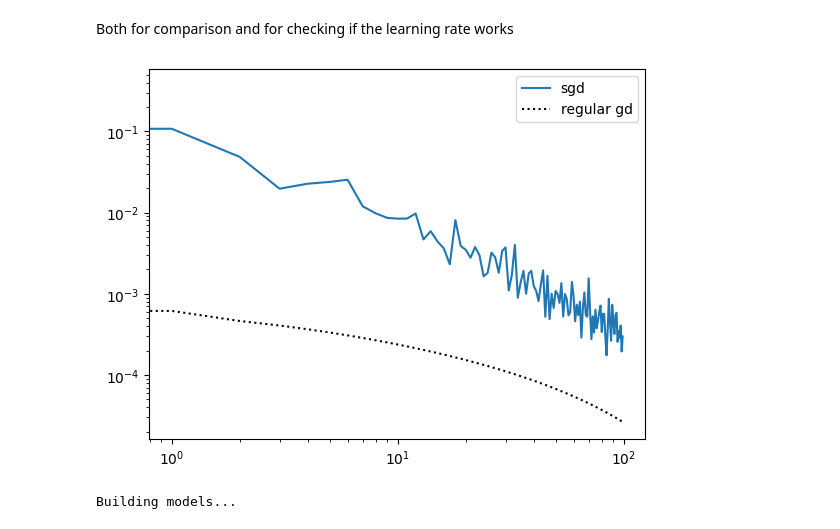
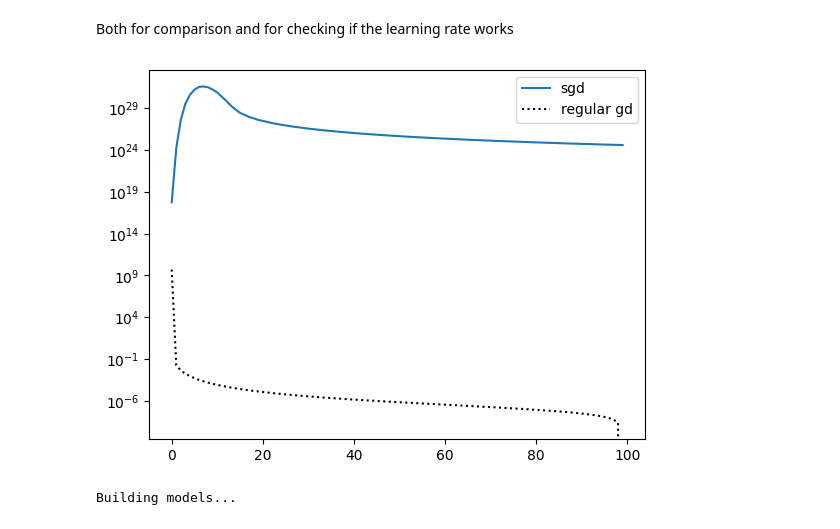
Before and after one commit to yy214/cluster-for-opt, a Jupyter notebook: clustering_for_opt.ipynb, the cells around one changed output. Cells and saved outputs as stored; diff of their text form; code cells hidden in the pictures.

```diff
--- a/clustering_for_opt.ipynb
+++ b/clustering_for_opt.ipynb
@@ -13,8 +13,10 @@ if torch.cuda.is_available():
     torch.cuda.manual_seed_all(SEED)
 # %%
 from configs import configs
+from dataset_import import load_dataset
+from simple_model import SimpleModel
 
-config = configs["well_split"]
+config = configs["simple_reg"]
 
 n_epoch = config.n_epoch
 time_lim = config.time_lim
@@ -31,7 +33,7 @@ optimizer_class = config.optimizer_class
 criterion = config.criterion
 processing = config.processing
 
-dataset =
+dataset = load_dataset(config.dataset_name)
 clustered_data, full_labels = dataset.tensors
 labeled_data = processing(dataset)
 N, DIM = clustered_data.shape
@@ -233,5 +296,5 @@ from solvers import solve_problem, svrg, COVER, clusterSVRG
 # %%
 from utils import clone_model
 # %%
-base_model = SimpleModel(clustered_data)
+base_model = SimpleModel(DIM, bias)
 # %%
@@ -285,28 +349,28 @@ _, alt_sol, _ = alt_solve_problem(base_model,
 Both for comparison and for checking if the learning rate works
 # %%
 _, sgd_sol, _ = solve_problem(
-    clone_model(base_model, clustered_data),
-    log_01_criterion,
+    clone_model(base_model, DIM, bias),
+    criterion,
     optimizer_class=torch.optim.SGD,
-    dataloader=DataLoader(dataset, BATCH_SIZE, shuffle=True),
-    n_epoch=NB_EPOCH,
+    dataloader=DataLoader(dataset, batch_size, shuffle=True),
+    n_epoch=n_epoch,
     lr=lr,
-    lr_lambda=lr_one_t,
-    l2=LAMBDA
+    lr_lambda=lr_lambda,
+    l2=l2
 )
 # %%
 from solvers import full_batch_corresp
 
 _, regular_gd_sol, _ = full_batch_corresp(
-    clone_model(base_model, clustered_data),
-    log_01_criterion,
+    clone_model(base_model, DIM, bias),
+    criterion,
     torch.optim.SGD,
     dataset,
-    BATCH_SIZE,
-    n_epoch=NB_EPOCH,
+    batch_size,
+    n_epoch=n_epoch,
     lr=lr,
-    lr_lambda=lr_one_t,
-    l2=LAMBDA
+    lr_lambda=lr_lambda,
+    l2=l2
 )
 # %%
 opt_val = min(opt_val, min(sgd_sol))
@@ -314,11 +378,12 @@ opt_val = min(opt_val, min(regular_gd_sol))
 # %%
 # plt.plot(alt_sol - opt_val, label="alt")
 plt.plot(sgd_sol - opt_val, label="sgd")
 plt.plot(regular_gd_sol - opt_val, linestyle='dotted', color="black", label="regular gd")
 
-plt.loglog()
+# plt.loglog()
+plt.yscale("log")
 plt.legend()
 plt.show()
 # %% [output]
-[figure, old version]
+[figure, new version]
 # %%
```
Also changed, not shown: parts of 55 cells of this notebook, 7 other files.
